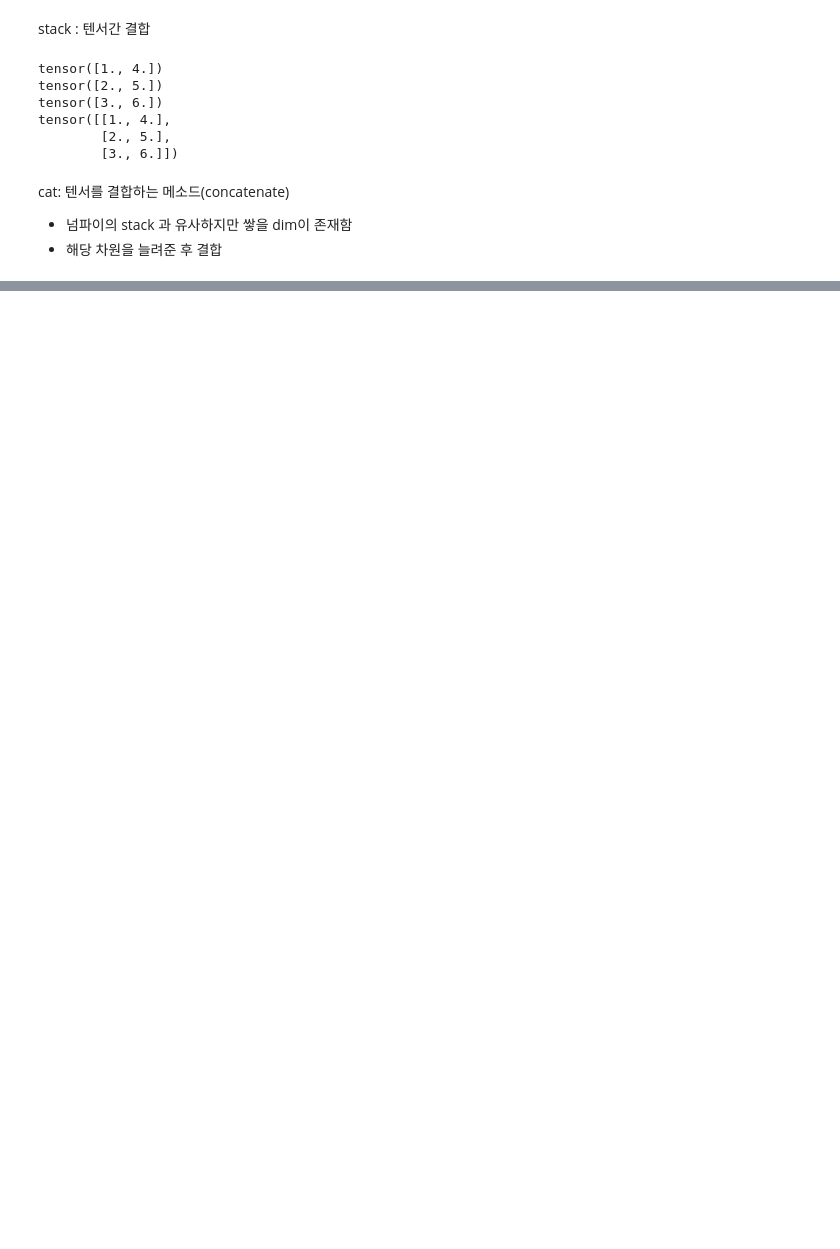
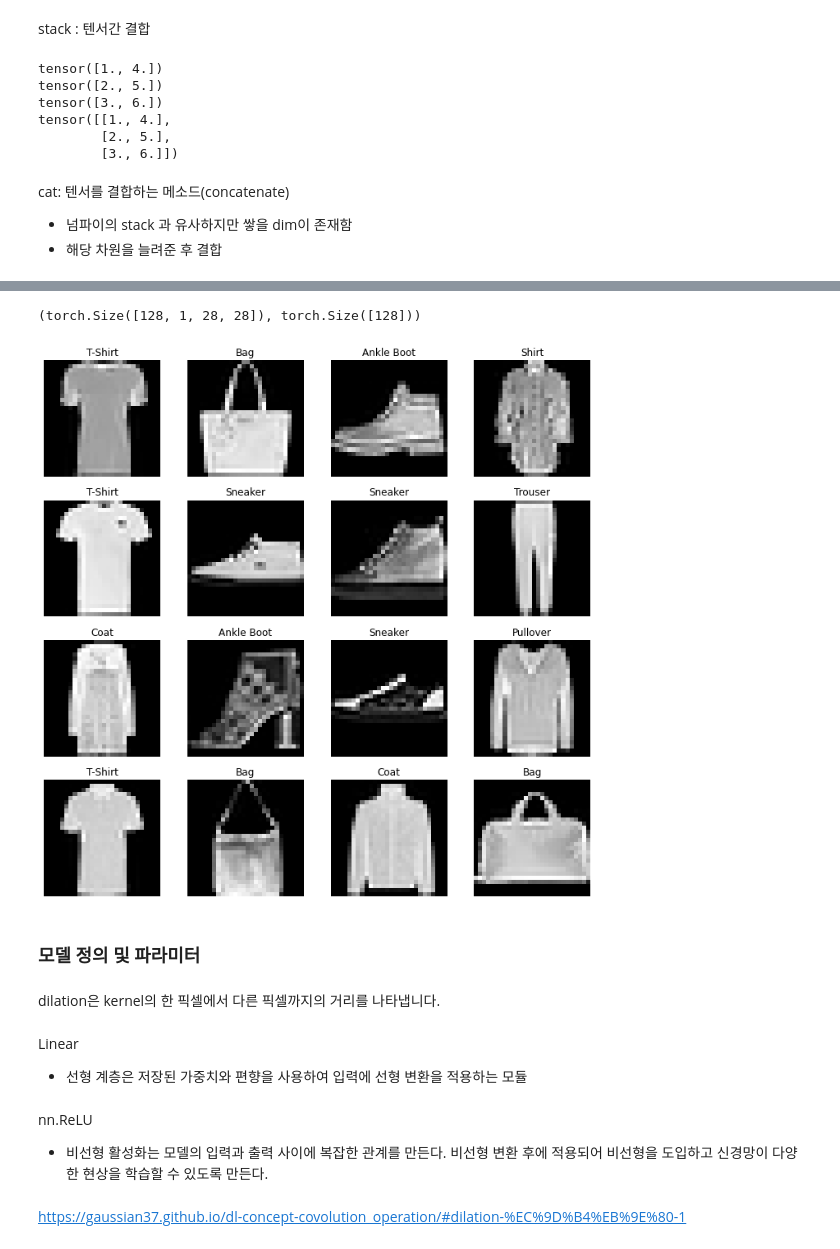
Before and after one commit to limlimlim99/-, a Jupyter notebook: pt1_파이토치기초.ipynb, the cells around one changed output, grey strips where cells are left out. Cells and saved outputs as stored; diff of their text form; code cells hidden in the pictures; blank space fills up the shorter version.

```diff
--- a/pt1_파이토치기초.ipynb
+++ b/pt1_파이토치기초.ipynb
@@ -774,0 +1153,7 @@ torch.Size([1, 6, 3])
+# %%
+trainest = datasets.FashionMNIST(root = '/content/',
+                                 train=True, download=True,
+                                 transform=transform)
+testset = datasets.FashionMNIST(root='/content',
+                                 train=False, download=True,
+                                 transform = transform)
@@ -774,0 +1164,51 @@ torch.Size([1, 6, 3])
+# %%
+train_loader = DataLoader(trainest, batch_size=128, shuffle=True, num_workers=2)
+test_loader = DataLoader(testset, batch_size=128, shuffle=False, num_workers=2)
+# %%
+# iter는 반복 가능한 객체에서 이터레이터를 반환하고, next는 이터레이터에서 값을 차례대로 꺼냄
+images, labels = next(iter(train_loader)) # 데이터의 접근하려면 python의 내장함수 iter와 next을 사용하여 접근
+images.shape, labels.shape   #꺼내서 이미지, 레이블에 담아줌
+# 128: batch_size
+# %% [output]
+(torch.Size([128, 1, 28, 28]), torch.Size([128]))
+# %%
+import matplotlib.pyplot as plt
+labels_map = {
+    0:'T-Shirt',
+    1:'Trouser',
+    2:'Pullover',
+    3:'Dress',
+    4:'Coat',
+    5:'Sandal',
+    6:'Shirt',
+    7:'Sneaker',
+    8:'Bag',
+    9:'Ankle Boot',
+
+}
+figure = plt.figure(figsize=(12,12))
+cols, rows =4,4
+for i in range(1, cols * rows +1):
+  image = images[i].squeeze()
+  label_idx = labels[i].item()
+  label = labels_map[label_idx]
+
+  figure.add_subplot(rows, cols, i)
+  plt.title(label)
+  plt.axis('off')
+  plt.imshow(image,cmap='gray')
+plt.show()
+# %% [output]
+[figure, added]
+# %% [markdown]
+### 모델 정의 및 파라미터
+# %% [markdown]
+dilation은 kernel의 한 픽셀에서 다른 픽셀까지의 거리를 나타냅니다.
+# %% [markdown]
+Linear
+- 선형 계층은 저장된 가중치와 편향을 사용하여 입력에 선형 변환을 적용하는 모듈
+# %% [markdown]
+nn.ReLU
+- 비선형 활성화는 모델의 입력과 출력 사이에 복잡한 관계를 만든다. 비선형 변환 후에 적용되어 비선형을 도입하고 신경망이 다양한 현상을 학습할 수 있도록 만든다.
+# %% [markdown]
+https://gaussian37.github.io/dl-concept-covolution_operation/#dilation-%EC%9D%B4%EB%9E%80-1
```
Also changed, not shown: parts of 120 cells of this notebook.
